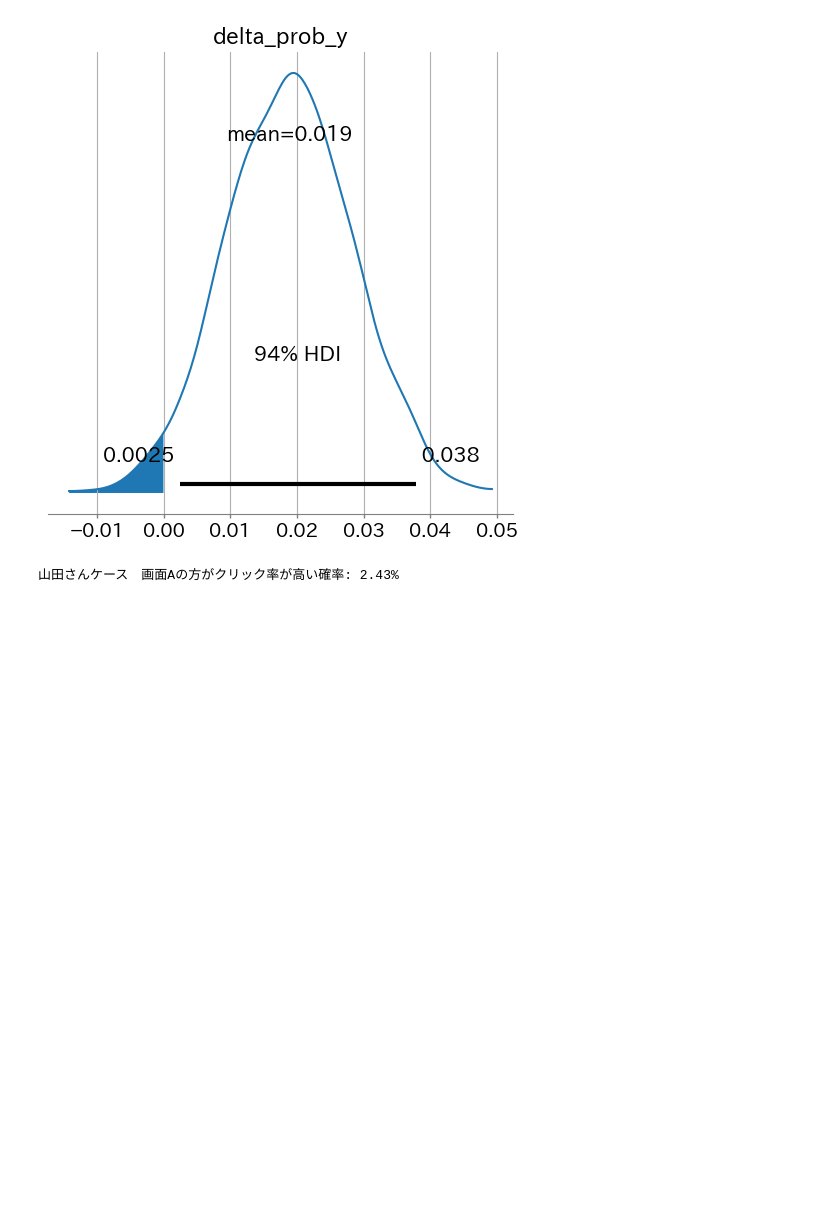
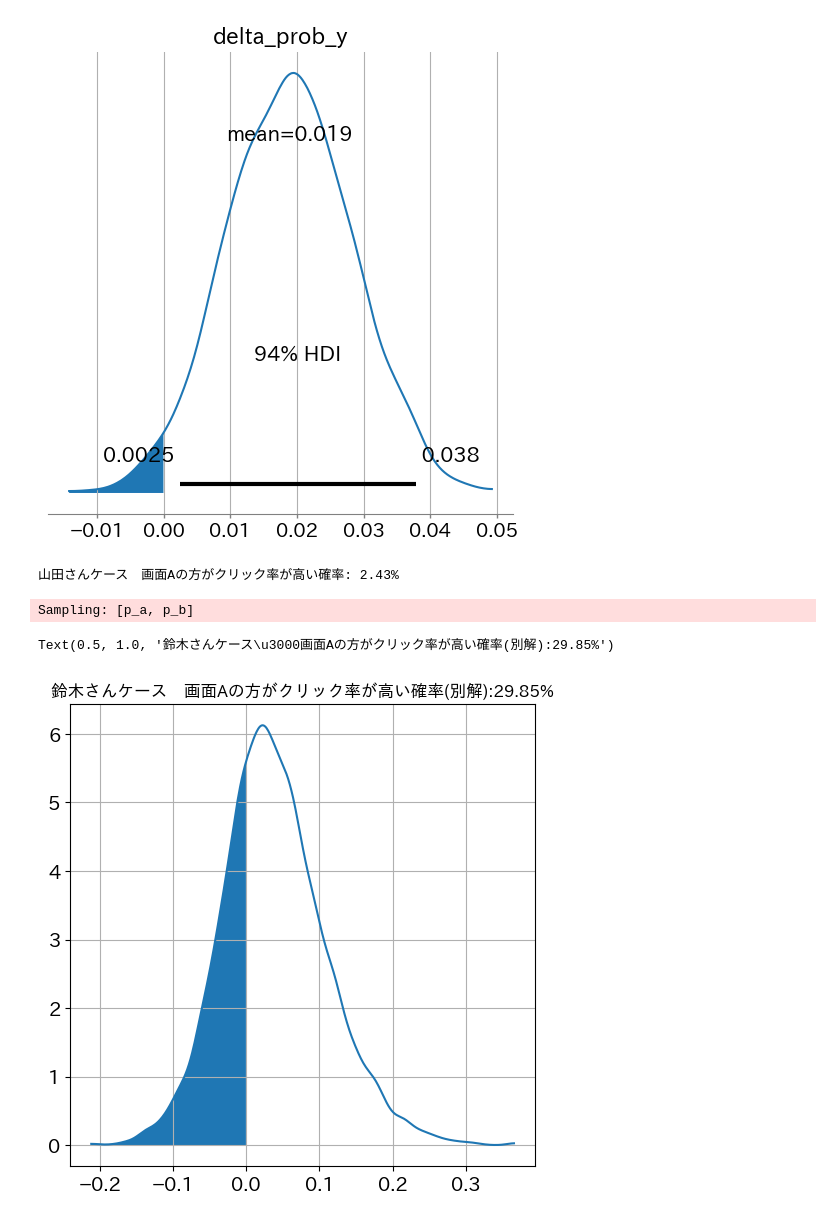
Before and after one commit to maton369/Bayesian_Inference_Practice, a Jupyter notebook: 6_1_ABテスト効果検証.ipynb, the cells around one changed output. Cells and saved outputs as stored; diff of their text form; code cells hidden in the pictures; blank space fills up the shorter version.

```diff
--- a/6_1_ABテスト効果検証.ipynb
+++ b/6_1_ABテスト効果検証.ipynb
@@ -197,3 +197,82 @@ n1_rate_y = n1_y / n_y
 print(f"山田さんケース　画面Aの方がクリック率が高い確率: {n1_rate_y*100:.02f}%")
 # %% [output]
 山田さんケース　画面Aの方がクリック率が高い確率: 2.43%
+# %%
+# 画面A 成功2回　失敗3８回
+# クリック（成功）=2、非クリック（失敗）=38 という観測結果を、
+# ベイズ二項モデルの共役事前 Beta(1,1)（一様事前）で更新したあとの
+# 事後分布のパラメータを手計算で作っている。
+# Beta-Binomial の共役性より、事後は Beta(成功数+1, 失敗数+1) になる。
+alpha_a = 2 + 1  # 画面Aの事後Beta分布のalpha（成功数+1）
+beta_a = 38 + 1  # 画面Aの事後Beta分布のbeta（失敗数+1）
+
+# 画面B 成功2回　失敗23回
+# 画面Bも同様に、成功=2、失敗=23 を Beta(1,1) で更新した事後の形にしている。
+alpha_b = 2 + 1  # 画面Bの事後Beta分布のalpha（成功数+1）
+beta_b = 23 + 1  # 画面Bの事後Beta分布のbeta（失敗数+1）
+
+model_s2 = pm.Model()
+with model_s2:
+    # --- 確率モデル定義 ---
+    # ここでは「A/Bそれぞれのクリック率 p_a, p_b の事後分布」を
+    # 共役更新の結果として Beta 分布で直接置いている。
+    #
+    # pm.Beta は Beta(α, β) 分布を表す確率変数。
+    # α は成功回数の擬似カウント、β は失敗回数の擬似カウントに対応する。
+    # つまり p_a ~ Beta(3,39), p_b ~ Beta(3,24) を定義していることになる。
+    p_a = pm.Beta("p_a", alpha=alpha_a, beta=beta_a)
+    p_b = pm.Beta("p_b", alpha=alpha_b, beta=beta_b)
+
+    # --- サンプル値取得 ---
+    # sample_prior_predictive を使い、上で定義した Beta 分布（=事後分布）から
+    # 直接サンプルを引く。
+    #
+    # 「prior」と名前は付いているが、ここでは事後Betaを “解析的に得た分布”
+    # と見なしてそこからモンテカルロ標本を生成している、という使い方。
+    # samples=10000 はモンテカルロ近似の精度を上げるための十分大きな試行回数。
+    samples_s2 = pm.sample_prior_predictive(random_seed=42, samples=10000)
+
+# --- サンプル値抽出 ---
+# samples_s2['prior']['p_a'] は (chain, draw) 形状の配列なので、
+# reshape(-1) で1次元に潰して扱いやすくしている。
+p_a_samples_s2 = samples_s2["prior"]["p_a"].values.reshape(-1)
+p_b_samples_s2 = samples_s2["prior"]["p_b"].values.reshape(-1)
+
+# --- 差分（B−A）の計算 ---
+# 各サンプルに対して Δ = p_b − p_a を求める。
+# これが「BがAよりどれだけ良いか（または悪いか）」の事後分布を表す。
+delta_a_b_s2 = p_b_samples_s2 - p_a_samples_s2
+
+# delta_probの値がマイナスであった件数
+# Δ < 0 なら p_a > p_b、すなわち「Aの方がクリック率が高い」サンプル。
+# その件数を数えることで、事後確率 Pr(p_a > p_b | data) をモンテカルロで推定する。
+n1_s2 = (delta_a_b_s2 < 0).sum()
+
+# 全体サンプル数
+# サンプル総数（モンテカルロ試行回数）。
+n_s2 = len(delta_a_b_s2)
+
+# 比率計算
+# Δ < 0 の割合 = Pr(p_a > p_b | data) の近似値。
+# （注意）これは頻度主義のp値ではなく、仮説が真である確率の直接推定になっている。
+n1_rate_s2 = n1_s2 / n_s2
+
+# --- 可視化 ---
+# Δ の事後分布（モンテカルロ標本の密度）を ArviZ で描画。
+ax = az.plot_dist(delta_a_b_s2)
+
+# plot_dist が返す曲線データを取り出し、
+# xx<0 の領域だけ塗ることで「Aが勝つ領域（Δ<0）」の事後質量を視覚化する。
+xx, yy = ax.get_lines()[0].get_data()
+ax.fill_between(xx[xx < 0], yy[xx < 0])
+
+# グラフタイトル
+# 推定した確率（AがBより高い確率）をパーセント表示でタイトルに埋め込む。
+# f文字列の \ は長い文字列を改行せずに続けるためのもの。
+title = f"鈴木さんケース　画面Aの方がクリック率が高い確率(別解):\
+{n1_rate_s2*100:.02f}%"
+ax.set_title(title, fontsize=12)
+# %% [output]
+Sampling: [p_a, p_b]
+Text(0.5, 1.0, '鈴木さんケース\u3000画面Aの方がクリック率が高い確率(別解):29.85%')
+[figure, added]
```
Also changed, not shown: parts of 1 cell of this notebook.
